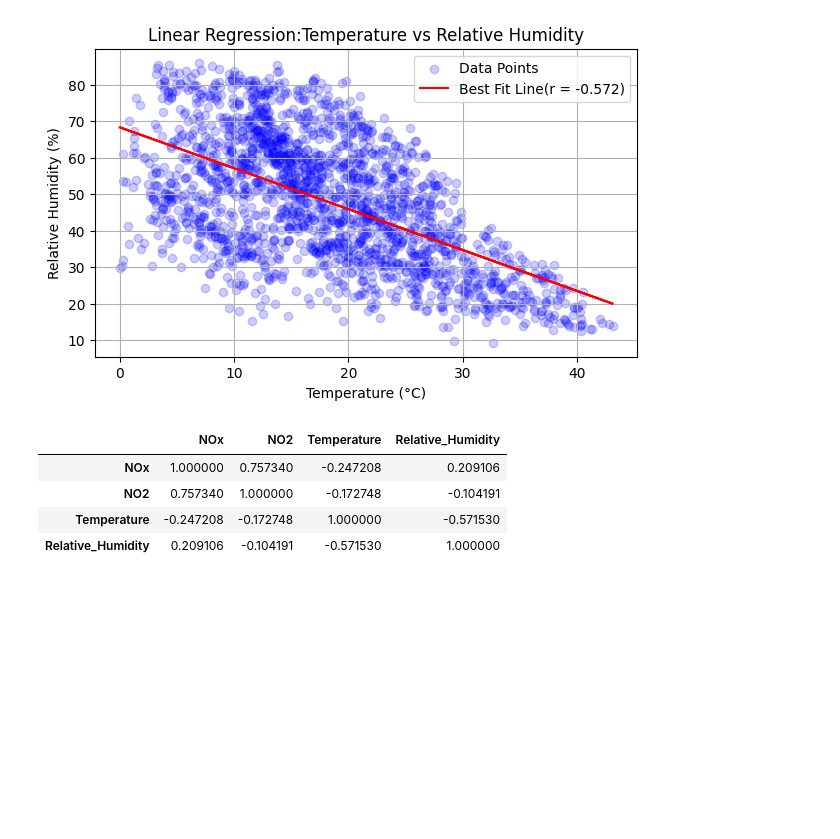
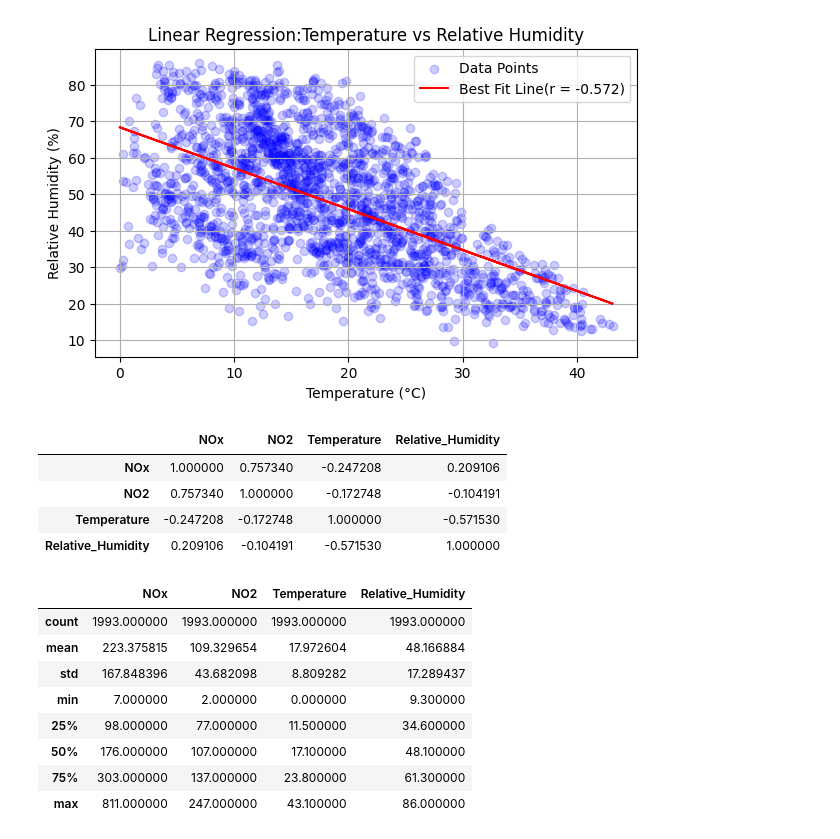
Before and after one commit to Zek3zra/Amelo--Statistics--T09, a Jupyter notebook: lab-5-correlation.ipynb, the cells around one changed output. Cells and saved outputs as stored; diff of their text form; code cells hidden in the pictures; blank space fills up the shorter version.

```diff
--- a/lab-5-correlation.ipynb
+++ b/lab-5-correlation.ipynb
@@ -177,3 +177,15 @@ air.corr()
 | NO2 | 0.757340 | 1.000000 | -0.172748 | -0.104191 |
 | Temperature | -0.247208 | -0.172748 | 1.000000 | -0.571530 |
 | Relative_Humidity | 0.209106 | -0.104191 | -0.571530 | 1.000000 |
+# %%
+air.describe()
+# %% [output]
+|  | NOx | NO2 | Temperature | Relative_Humidity |
+| count | 1993.000000 | 1993.000000 | 1993.000000 | 1993.000000 |
+| mean | 223.375815 | 109.329654 | 17.972604 | 48.166884 |
+| std | 167.848396 | 43.682098 | 8.809282 | 17.289437 |
+| min | 7.000000 | 2.000000 | 0.000000 | 9.300000 |
+| 25% | 98.000000 | 77.000000 | 11.500000 | 34.600000 |
+| 50% | 176.000000 | 107.000000 | 17.100000 | 48.100000 |
+| 75% | 303.000000 | 137.000000 | 23.800000 | 61.300000 |
+| max | 811.000000 | 247.000000 | 43.100000 | 86.000000 |
```
Also changed, not shown: 6 other files.
